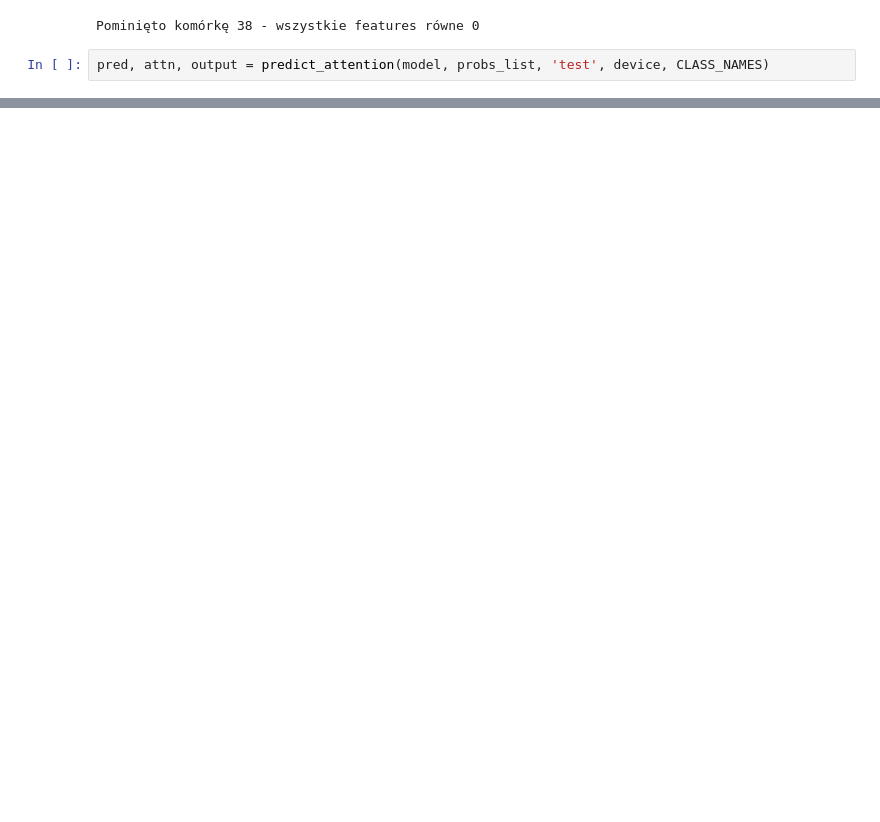
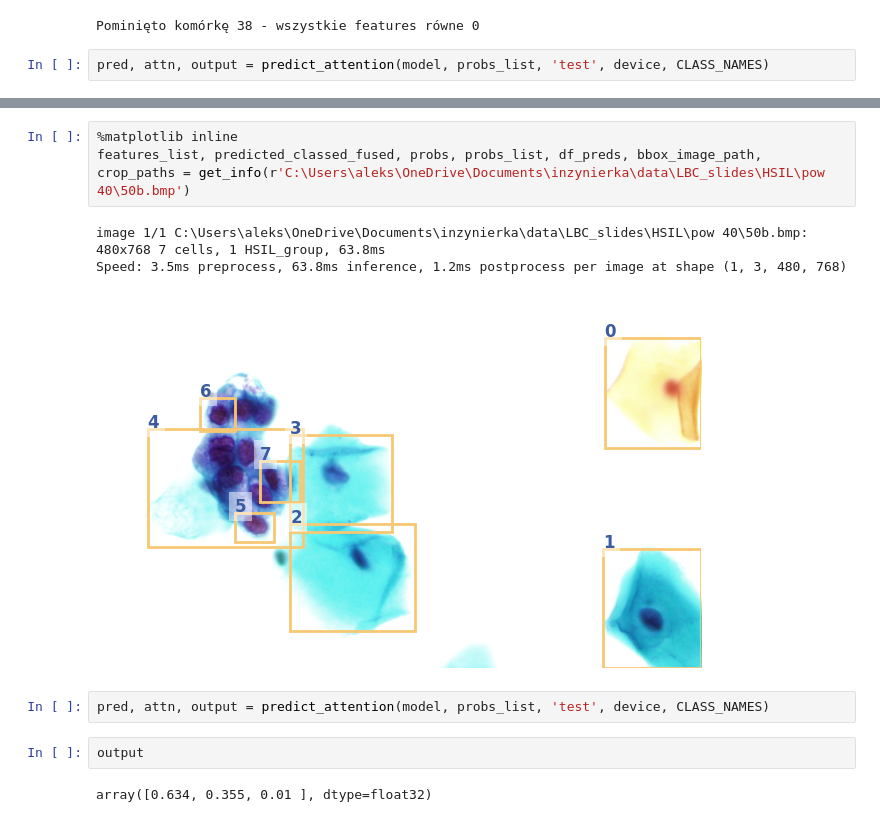
Before and after one commit to aleksandra0014/system-analizy-cytologicznej, a Jupyter notebook: test_mean-vector.ipynb, the cells around one changed output, grey strips where cells are left out. Cells and saved outputs as stored; diff of their text form; blank space fills up the shorter version.

```diff
--- a/test_mean-vector.ipynb
+++ b/test_mean-vector.ipynb
@@ -1320,0 +935,13 @@ plt.show()
+# %%
+%matplotlib inline
+features_list, predicted_classed_fused, probs, probs_list, df_preds, bbox_image_path, crop_paths = get_info(r'C:\Users\aleks\OneDrive\Documents\inzynierka\data\LBC_slides\HSIL\pow 40\50b.bmp')
+# %% [output]
+image 1/1 C:\Users\aleks\OneDrive\Documents\inzynierka\data\LBC_slides\HSIL\pow 40\50b.bmp: 480x768 7 cells, 1 HSIL_group, 63.8ms
+Speed: 3.5ms preprocess, 63.8ms inference, 1.2ms postprocess per image at shape (1, 3, 480, 768)
+[figure, added]
+# %%
+pred, attn, output = predict_attention(model, probs_list, 'test', device, CLASS_NAMES)
+# %%
+output
+# %% [output]
+array([0.634, 0.355, 0.01 ], dtype=float32)
```
Also changed, not shown: parts of 27 cells of this notebook, 17 other files.
